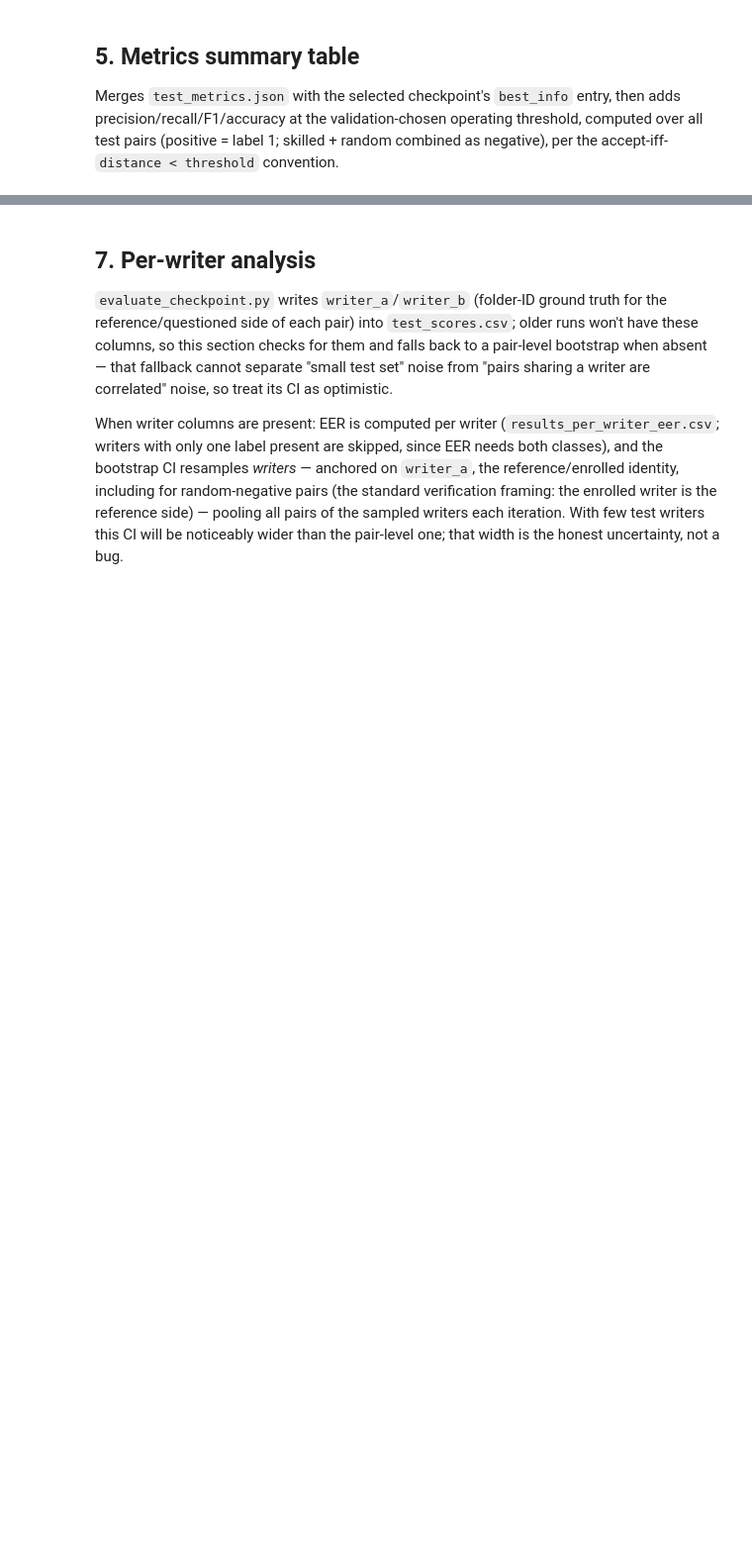
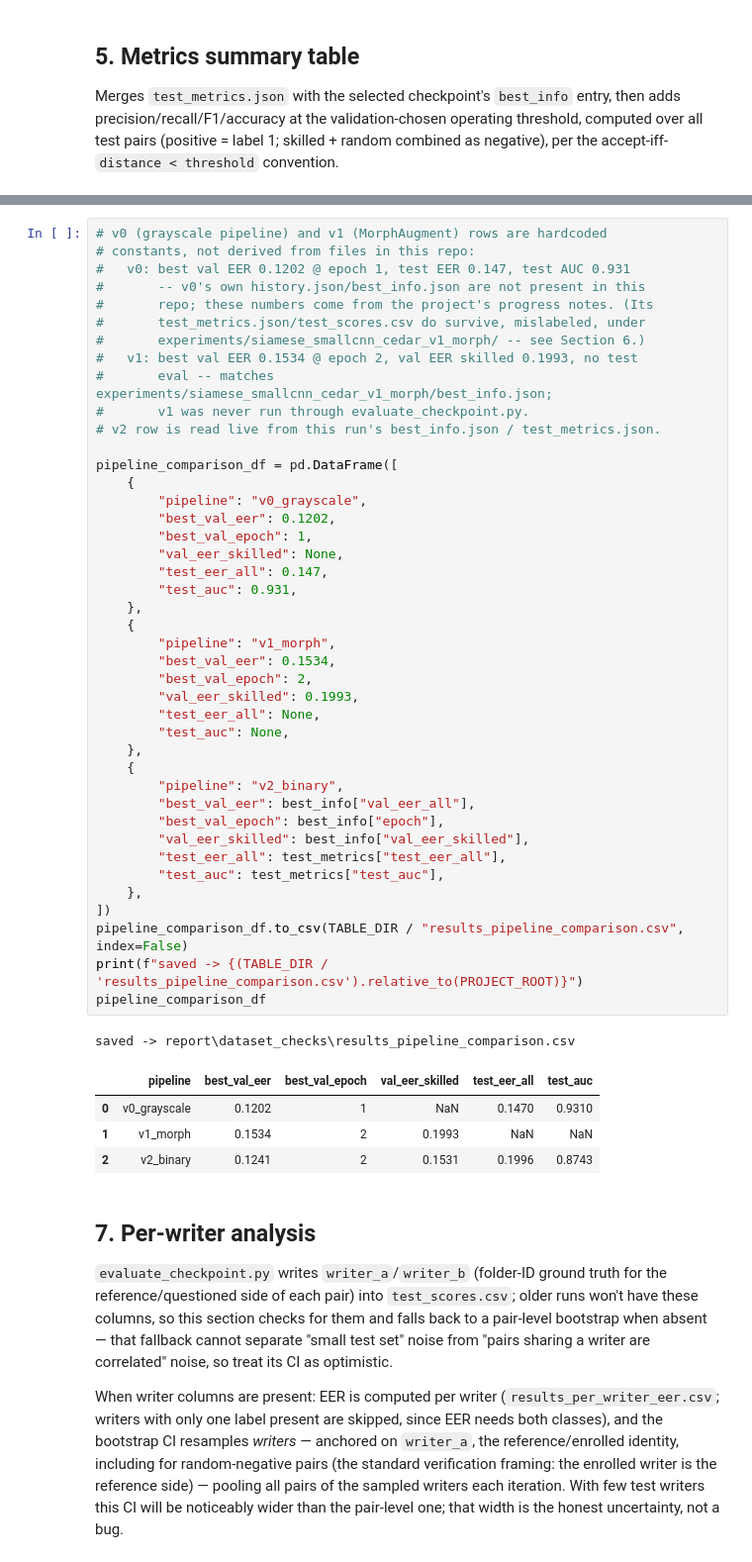
Before and after one commit to shrey-shetty/robust-signature-verification, a Jupyter notebook: notebooks/03_results_analysis.ipynb, the cells around one changed output, grey strips where cells are left out. Shown at 99% size. Cells and saved outputs as stored; diff of their text form; blank space fills up the shorter version.

```diff
--- a/notebooks/03_results_analysis.ipynb
+++ b/notebooks/03_results_analysis.ipynb
@@ -405,3 +435,51 @@ EXP_DIR_OLD not set -> skipping baseline comparison.
+# %%
+# v0 (grayscale pipeline) and v1 (MorphAugment) rows are hardcoded
+# constants, not derived from files in this repo:
+#   v0: best val EER 0.1202 @ epoch 1, test EER 0.147, test AUC 0.931
+#       -- v0's own history.json/best_info.json are not present in this
+#       repo; these numbers come from the project's progress notes. (Its
+#       test_metrics.json/test_scores.csv do survive, mislabeled, under
+#       experiments/siamese_smallcnn_cedar_v1_morph/ -- see Section 6.)
+#   v1: best val EER 0.1534 @ epoch 2, val EER skilled 0.1993, no test
+#       eval -- matches experiments/siamese_smallcnn_cedar_v1_morph/best_info.json;
+#       v1 was never run through evaluate_checkpoint.py.
+# v2 row is read live from this run's best_info.json / test_metrics.json.
+
+pipeline_comparison_df = pd.DataFrame([
+    {
+        "pipeline": "v0_grayscale",
+        "best_val_eer": 0.1202,
+        "best_val_epoch": 1,
+        "val_eer_skilled": None,
+        "test_eer_all": 0.147,
+        "test_auc": 0.931,
+    },
+    {
+        "pipeline": "v1_morph",
+        "best_val_eer": 0.1534,
+        "best_val_epoch": 2,
+        "val_eer_skilled": 0.1993,
+        "test_eer_all": None,
+        "test_auc": None,
+    },
+    {
+        "pipeline": "v2_binary",
+        "best_val_eer": best_info["val_eer_all"],
+        "best_val_epoch": best_info["epoch"],
+        "val_eer_skilled": best_info["val_eer_skilled"],
+        "test_eer_all": test_metrics["test_eer_all"],
+        "test_auc": test_metrics["test_auc"],
+    },
+])
+pipeline_comparison_df.to_csv(TABLE_DIR / "results_pipeline_comparison.csv", index=False)
+print(f"saved -> {(TABLE_DIR / 'results_pipeline_comparison.csv').relative_to(PROJECT_ROOT)}")
+pipeline_comparison_df
+# %% [output]
+saved -> report\dataset_checks\results_pipeline_comparison.csv
+|  | pipeline | best_val_eer | best_val_epoch | val_eer_skilled | test_eer_all | test_auc |
+| 0 | v0_grayscale | 0.1202 | 1 | NaN | 0.1470 | 0.9310 |
+| 1 | v1_morph | 0.1534 | 2 | 0.1993 | NaN | NaN |
+| 2 | v2_binary | 0.1241 | 2 | 0.1531 | 0.1996 | 0.8743 |
 # %% [markdown]
 ## 7. Per-writer analysis
 
```
Also changed, not shown: parts of 12 cells of this notebook, 10 other files.
